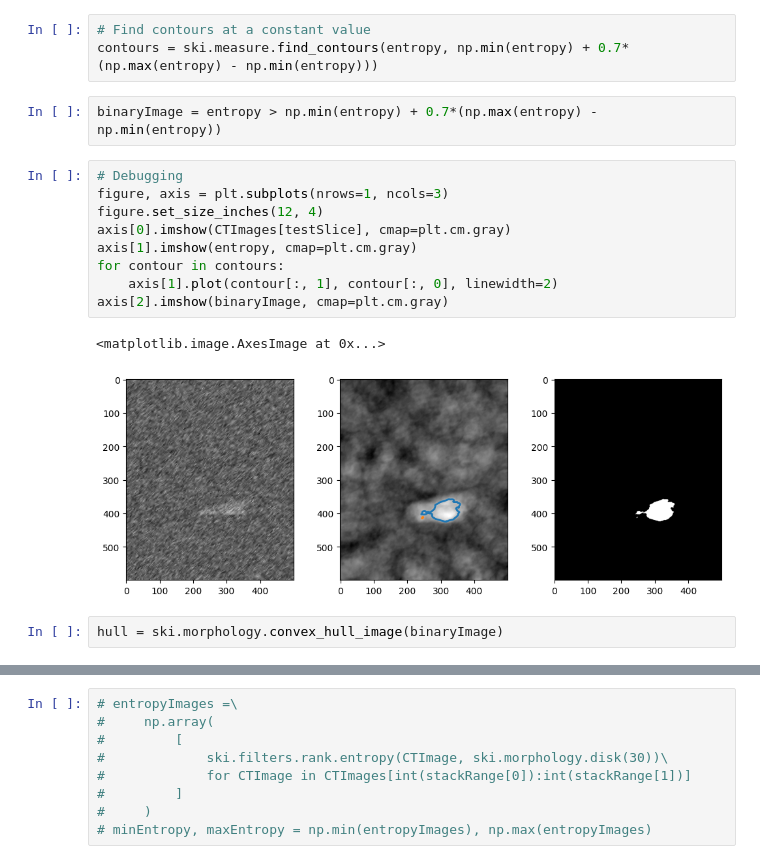
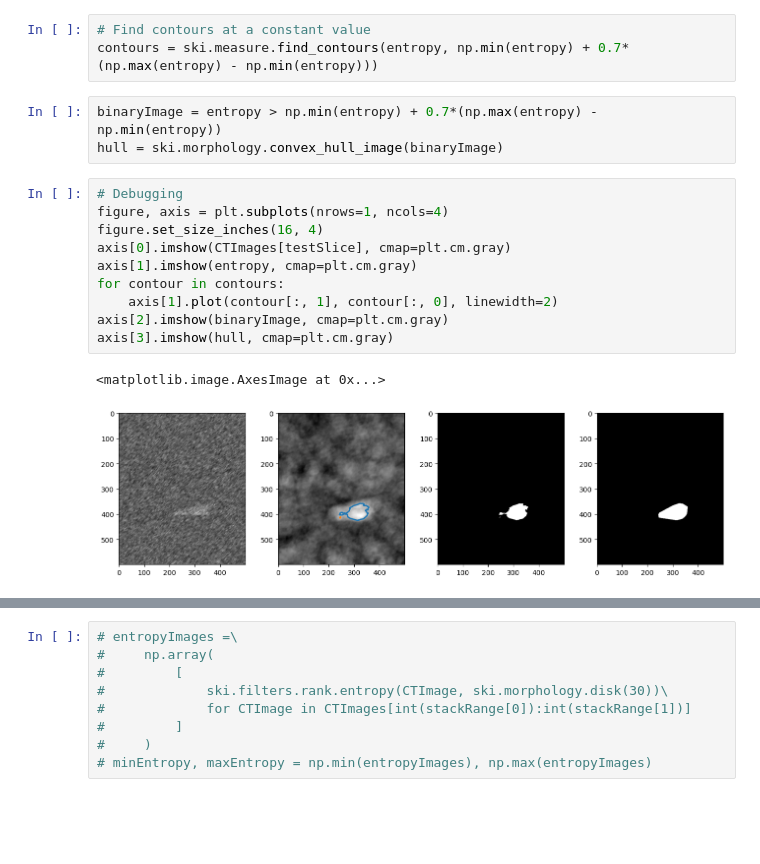
Before and after one commit to AlexGubkin/forInterview, a Jupyter notebook: rockProcessing/rockProcessing.ipynb, the cells around one changed output, grey strips where cells are left out. Drawn from its saved outputs; the diff is of its cells as text; blank space fills up the shorter version.

```diff
--- a/rockProcessing/rockProcessing.ipynb
+++ b/rockProcessing/rockProcessing.ipynb
@@ -145,17 +145,17 @@ plt.show()
 contours = ski.measure.find_contours(entropy, np.min(entropy) + 0.7*(np.max(entropy) - np.min(entropy)))
 # %%
 binaryImage = entropy > np.min(entropy) + 0.7*(np.max(entropy) - np.min(entropy))
+hull = ski.morphology.convex_hull_image(binaryImage)
 # %%
 # Debugging
-figure, axis = plt.subplots(nrows=1, ncols=3)
-figure.set_size_inches(12, 4)
+figure, axis = plt.subplots(nrows=1, ncols=4)
+figure.set_size_inches(16, 4)
 axis[0].imshow(CTImages[testSlice], cmap=plt.cm.gray)
 axis[1].imshow(entropy, cmap=plt.cm.gray)
 for contour in contours:
     axis[1].plot(contour[:, 1], contour[:, 0], linewidth=2)
 axis[2].imshow(binaryImage, cmap=plt.cm.gray)
+axis[3].imshow(hull, cmap=plt.cm.gray)
 # %% [output]
 <matplotlib.image.AxesImage at 0x...>
-[figure, old version]
+[figure, new version]
-# %%
-hull = ski.morphology.convex_hull_image(binaryImage)
```
Also changed, not shown: parts of 23 cells of this notebook.
